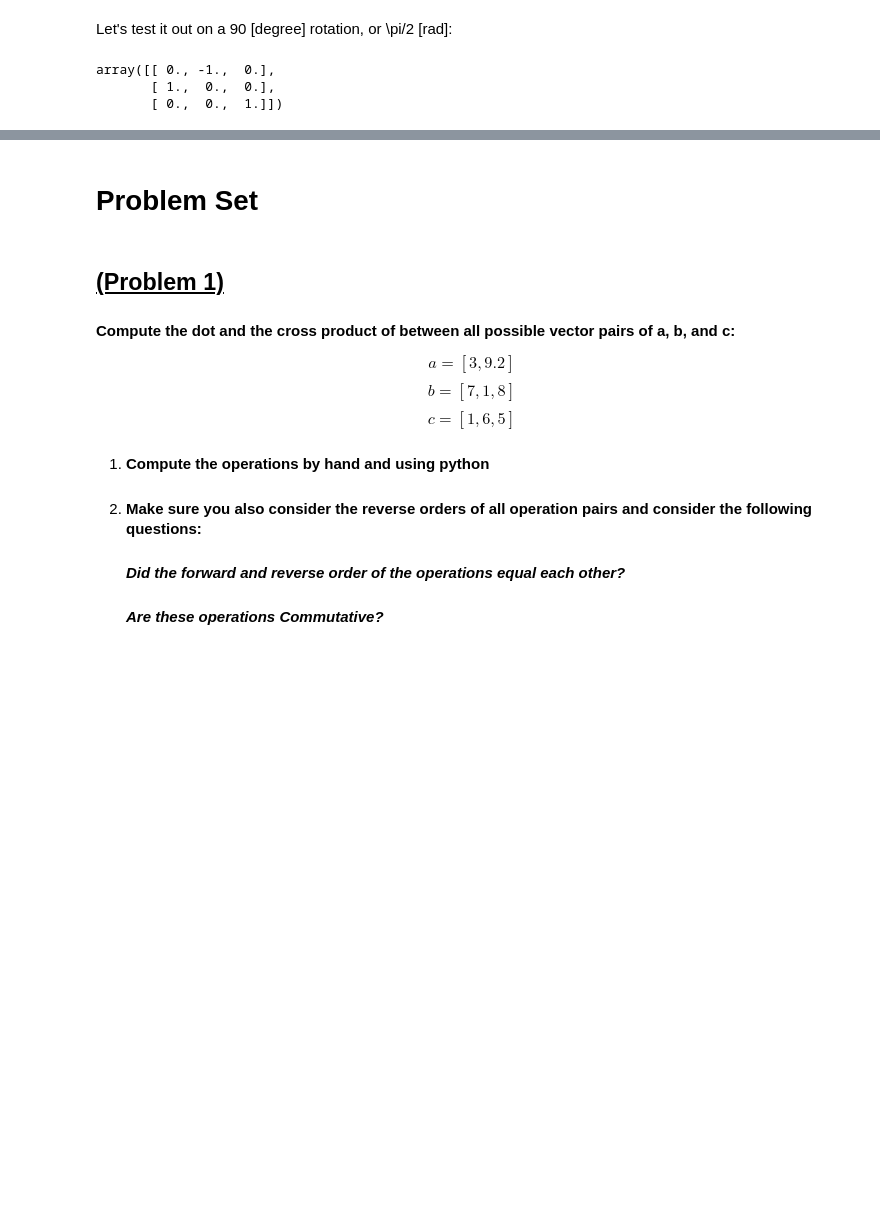
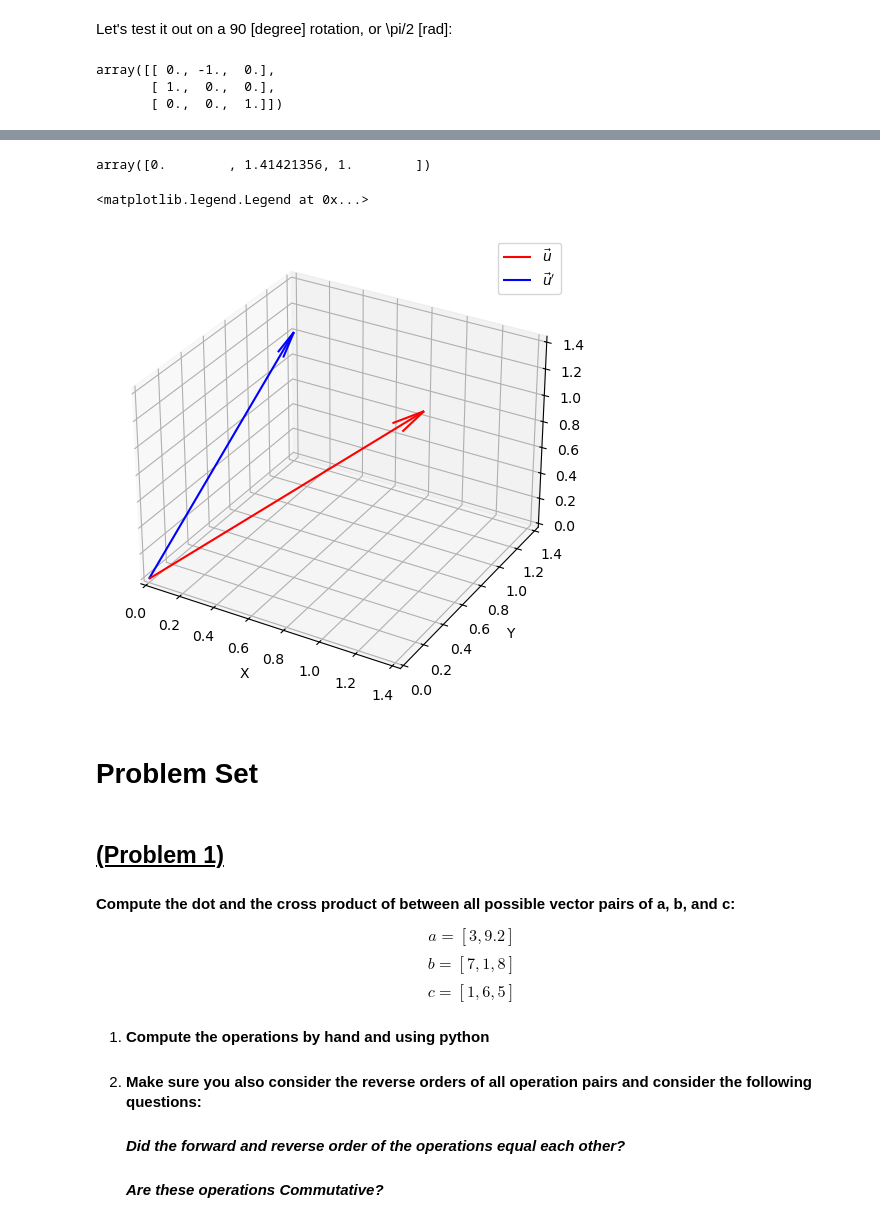
Before and after one commit to dancvan/fop_journalclub, a Jupyter notebook: vectors_and_matrices_numpy.ipynb, the cells around one changed output, grey strips where cells are left out. Drawn from its saved outputs; the diff is of its cells as text; code cells hidden in the pictures; blank space fills up the shorter version.

```diff
--- a/vectors_and_matrices_numpy.ipynb
+++ b/vectors_and_matrices_numpy.ipynb
@@ -147,3 +156,25 @@ array([[ 0., -1.,  0.],
+# %%
+u_prime = M.dot(u)
+u_prime
+# %% [output]
+array([0.        , 1.41421356, 1.        ])
+# %%
+# Run this cell to see a three dimensional plot of vector u (red) beside vector u_prime (blue)
+from mpl_toolkits.mplot3d import Axes3D
+fig = plt.figure(figsize=(8, 6))
+ax = fig.add_subplot(111, projection='3d')
+ax.quiver(0, 0, 0, u[0], [1], u[2], color='r', label='$\\vec{u}$', arrow_length_ratio=0.1)
+ax.quiver(0, 0, 0, u_prime[0], u_prime[1], u_prime[2], color='b', label='$\\vec{u}\'$', arrow_length_ratio=0.1)
+ax.set_xlim([0, max(u_prime[0], u_prime[1], u_prime[2])])
+ax.set_ylim([0, max(u_prime[0], u_prime[1], u_prime[2])])
+ax.set_zlim([0, max(u_prime[0], u_prime[1], u_prime[2])])
+ax.set_xlabel('X')
+ax.set_ylabel('Y')
+ax.set_zlabel('Z')
+plt.legend()
+# %% [output]
+<matplotlib.legend.Legend at 0x...>
+[figure, added]
 # %% [markdown]
 # Problem Set
 # %% [markdown]
```
Also changed, not shown: parts of 8 cells of this notebook.
